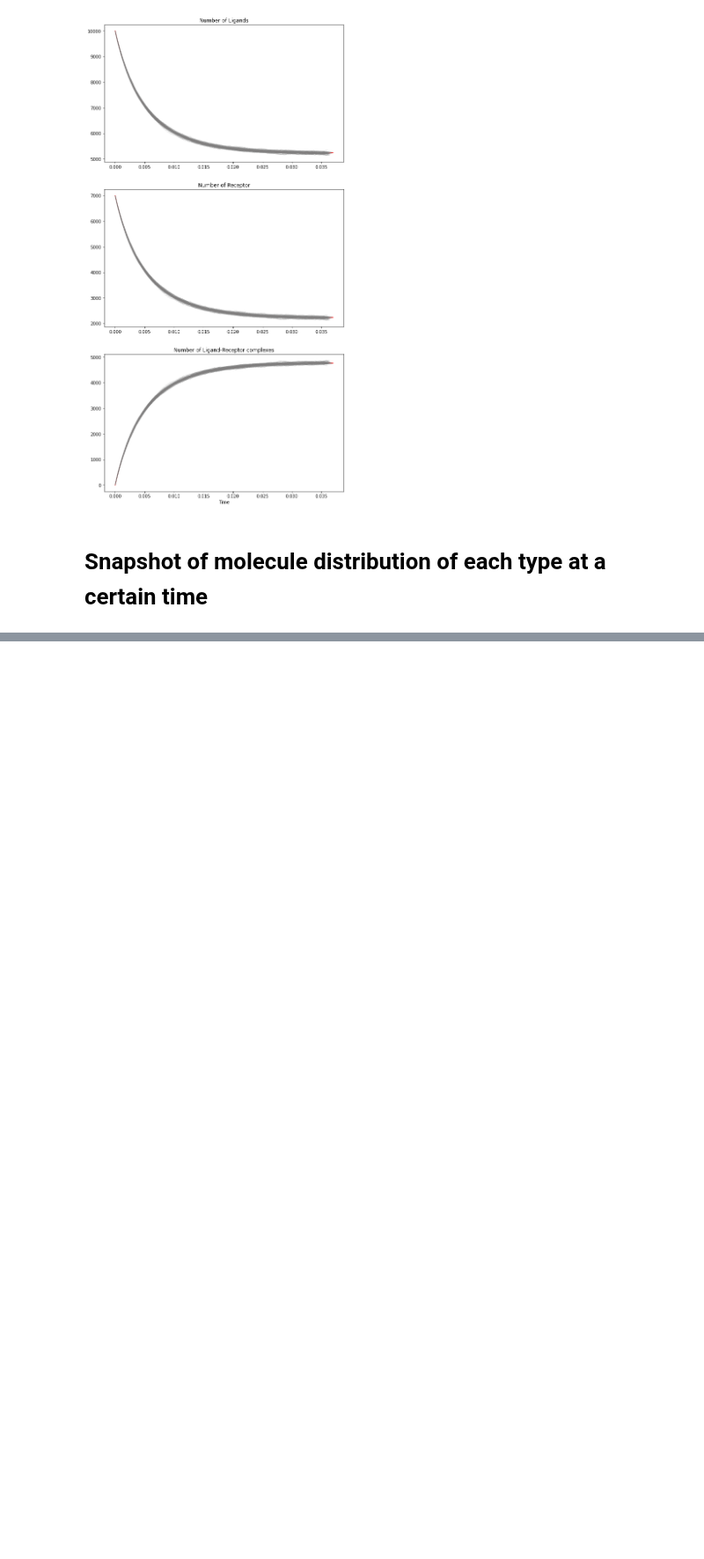
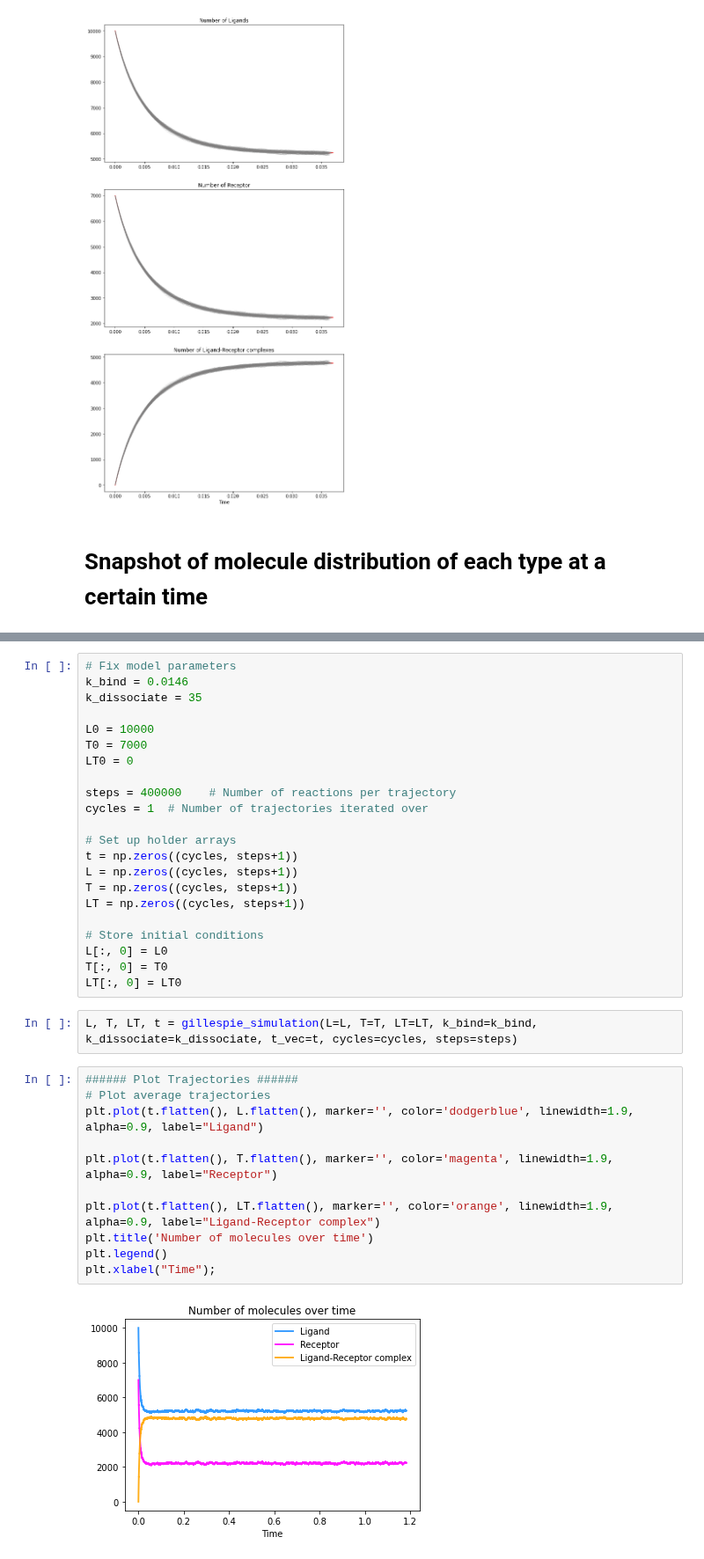
Before and after one commit to AndreMacedo88/Notebooks-Research, a Jupyter notebook: Simulations/Gillespie_stochastic_simulation.ipynb, the cells around one changed output, grey strips where cells are left out. Shown at 88% size. Cells and saved outputs as stored; diff of their text form; blank space fills up the shorter version.

```diff
--- a/Simulations/Gillespie_stochastic_simulation.ipynb
+++ b/Simulations/Gillespie_stochastic_simulation.ipynb
@@ -310,0 +311,37 @@ plt.legend();
+# %%
+# Fix model parameters
+k_bind = 0.0146
+k_dissociate = 35
+
+L0 = 10000
+T0 = 7000
+LT0 = 0
+
+steps = 400000    # Number of reactions per trajectory
+cycles = 1  # Number of trajectories iterated over
+
+# Set up holder arrays
+t = np.zeros((cycles, steps+1))
+L = np.zeros((cycles, steps+1))
+T = np.zeros((cycles, steps+1))
+LT = np.zeros((cycles, steps+1))
+
+# Store initial conditions
+L[:, 0] = L0
+T[:, 0] = T0
+LT[:, 0] = LT0
+# %%
+L, T, LT, t = gillespie_simulation(L=L, T=T, LT=LT, k_bind=k_bind, k_dissociate=k_dissociate, t_vec=t, cycles=cycles, steps=steps)
+# %%
+###### Plot Trajectories ######
+# Plot average trajectories
+plt.plot(t.flatten(), L.flatten(), marker='', color='dodgerblue', linewidth=1.9, alpha=0.9, label="Ligand")
+
+plt.plot(t.flatten(), T.flatten(), marker='', color='magenta', linewidth=1.9, alpha=0.9, label="Receptor")
+
+plt.plot(t.flatten(), LT.flatten(), marker='', color='orange', linewidth=1.9, alpha=0.9, label="Ligand-Receptor complex")
+plt.title('Number of molecules over time')
+plt.legend()
+plt.xlabel("Time");
+# %% [output]
+[figure, added]
```
Also changed, not shown: parts of 5 cells of this notebook.
